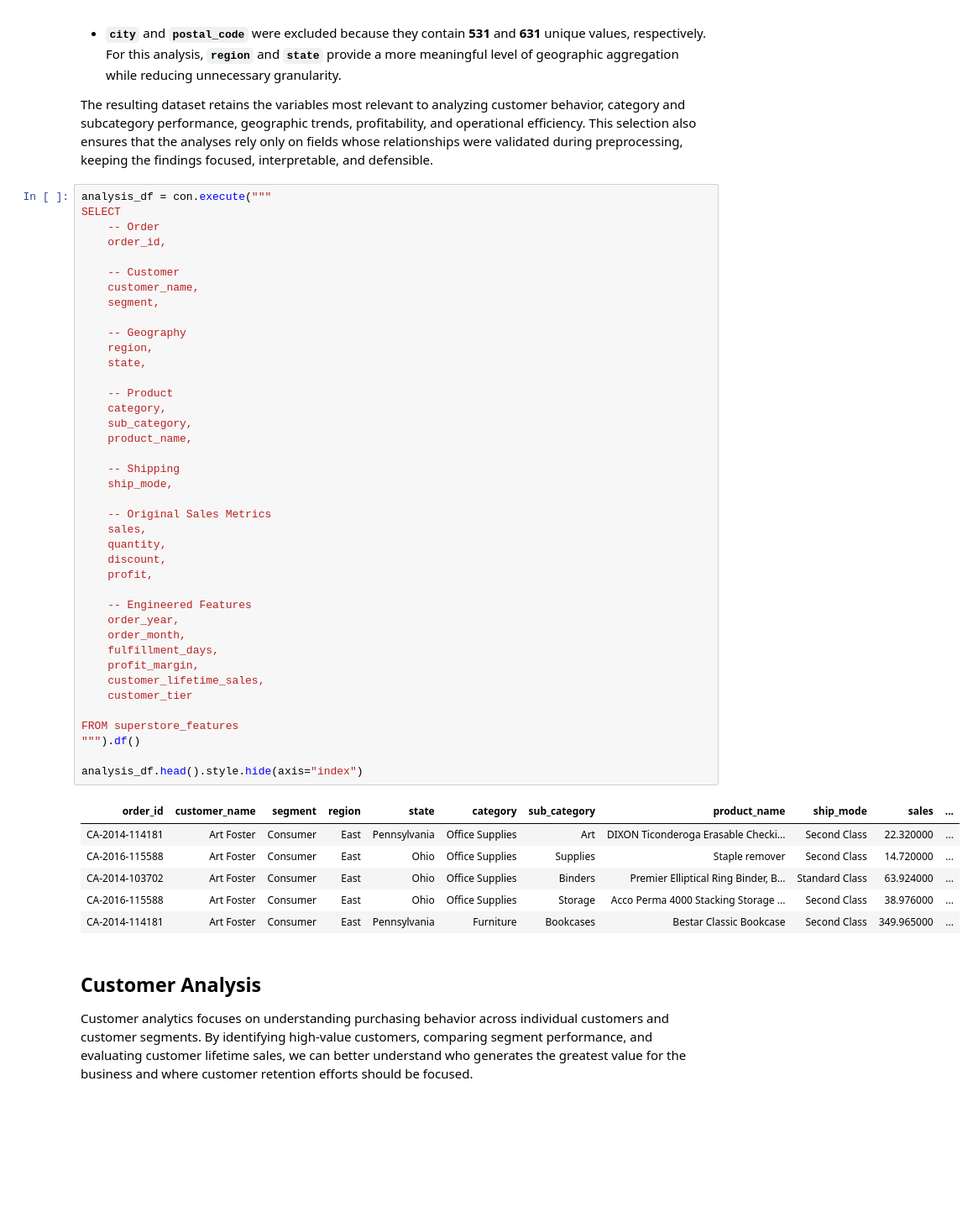
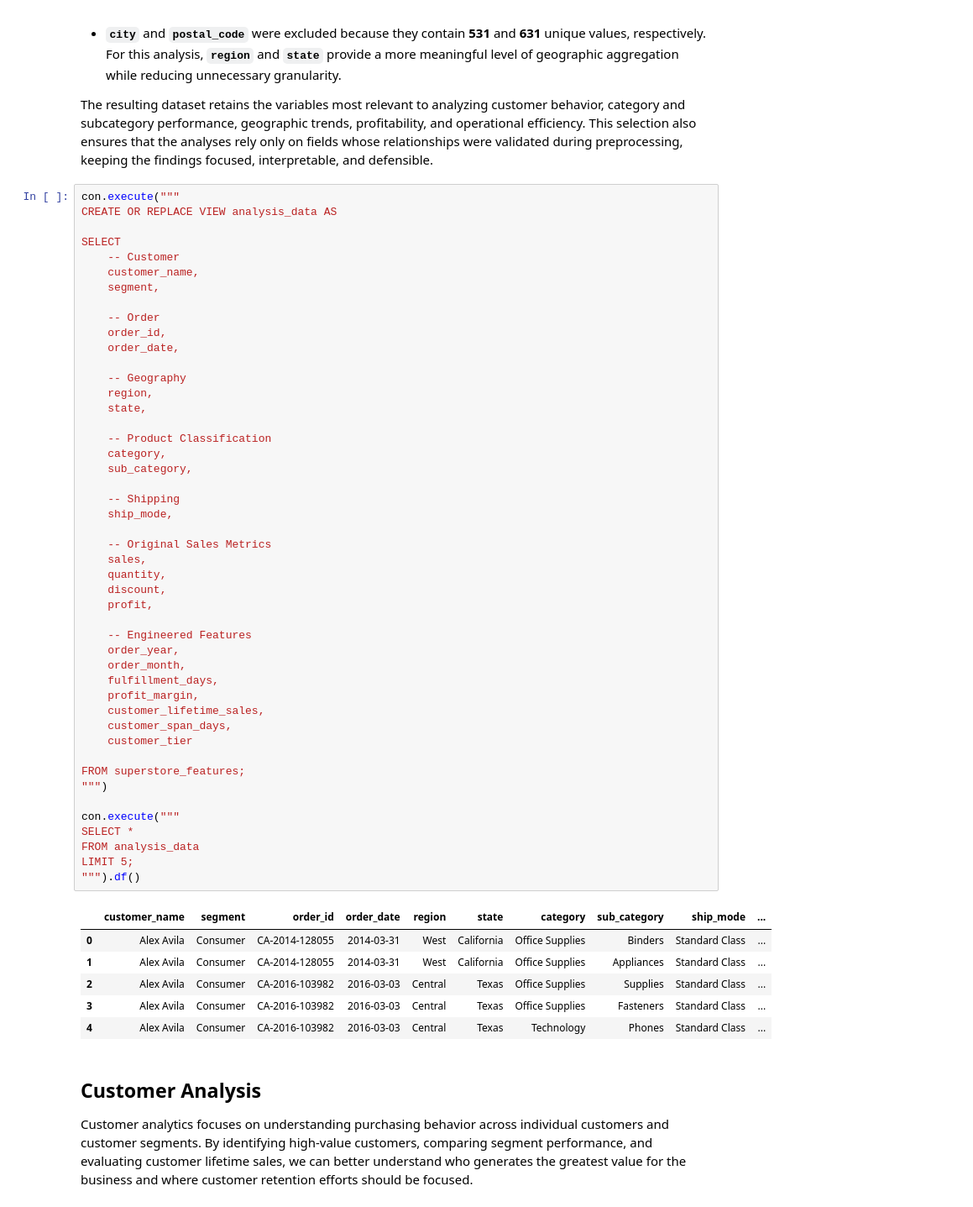
Before and after one commit to danigeiger/e_commerce_duckdb_project, a Jupyter notebook: notebooks/03_business_sql_analysis.ipynb, the cells around one changed output. Shown at 84% size. Cells and saved outputs as stored; diff of their text form; blank space fills up the shorter version.

```diff
--- a/notebooks/03_business_sql_analysis.ipynb
+++ b/notebooks/03_business_sql_analysis.ipynb
@@ -54,52 +54,59 @@ The following columns were excluded for the reasons below:
 
 The resulting dataset retains the variables most relevant to analyzing customer behavior, category and subcategory performance, geographic trends, profitability, and operational efficiency. This selection also ensures that the analyses rely only on fields whose relationships were validated during preprocessing, keeping the findings focused, interpretable, and defensible.
 # %%
-analysis_df = con.execute("""
+con.execute("""
+CREATE OR REPLACE VIEW analysis_data AS
+
 SELECT
-    -- Order
-    order_id,
-
     -- Customer
     customer_name,
     segment,
+
+    -- Order
+    order_id,
+    order_date,
 
     -- Geography
     region,
     state,
 
-    -- Product
+    -- Product Classification
     category,
     sub_category,
-    product_name,
 
     -- Shipping
     ship_mode,
 
     -- Original Sales Metrics
     sales,
     quantity,
     discount,
     profit,
 
     -- Engineered Features
     order_year,
     order_month,
     fulfillment_days,
     profit_margin,
     customer_lifetime_sales,
+    customer_span_days,
     customer_tier
 
-FROM superstore_features
+FROM superstore_features;
+""")
+
+con.execute("""
+SELECT *
+FROM analysis_data
+LIMIT 5;
 """).df()
-
-analysis_df.head().style.hide(axis="index")
 # %% [output]
-| order_id | customer_name | segment | region | state | category | sub_category | product_name | ship_mode | sales | ... |
-| CA-2014-114181 | Art Foster | Consumer | East | Pennsylvania | Office Supplies | Art | DIXON Ticonderoga Erasable Checki... | Second Class | 22.320000 | ... |
-| CA-2016-115588 | Art Foster | Consumer | East | Ohio | Office Supplies | Supplies | Staple remover | Second Class | 14.720000 | ... |
-| CA-2014-103702 | Art Foster | Consumer | East | Ohio | Office Supplies | Binders | Premier Elliptical Ring Binder, B... | Standard Class | 63.924000 | ... |
-| CA-2016-115588 | Art Foster | Consumer | East | Ohio | Office Supplies | Storage | Acco Perma 4000 Stacking Storage ... | Second Class | 38.976000 | ... |
-| CA-2014-114181 | Art Foster | Consumer | East | Pennsylvania | Furniture | Bookcases | Bestar Classic Bookcase | Second Class | 349.965000 | ... |
+|  | customer_name | segment | order_id | order_date | region | state | category | sub_category | ship_mode | ... |
+| 0 | Alex Avila | Consumer | CA-2014-128055 | 2014-03-31 | West | California | Office Supplies | Binders | Standard Class | ... |
+| 1 | Alex Avila | Consumer | CA-2014-128055 | 2014-03-31 | West | California | Office Supplies | Appliances | Standard Class | ... |
+| 2 | Alex Avila | Consumer | CA-2016-103982 | 2016-03-03 | Central | Texas | Office Supplies | Supplies | Standard Class | ... |
+| 3 | Alex Avila | Consumer | CA-2016-103982 | 2016-03-03 | Central | Texas | Office Supplies | Fasteners | Standard Class | ... |
+| 4 | Alex Avila | Consumer | CA-2016-103982 | 2016-03-03 | Central | Texas | Technology | Phones | Standard Class | ... |
 # %% [markdown]
 ## Customer Analysis
 
```
Also changed, not shown: parts of 20 cells of this notebook, 2 other files.
